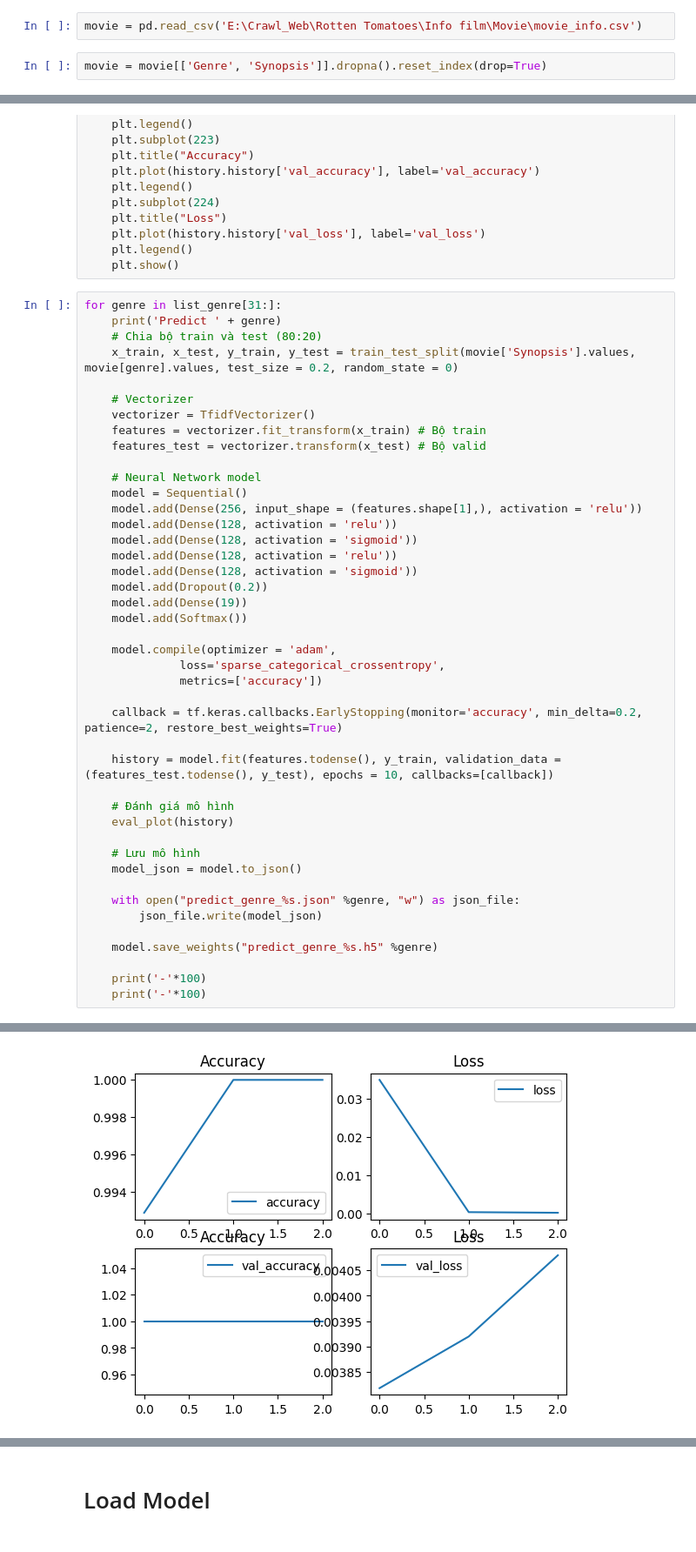
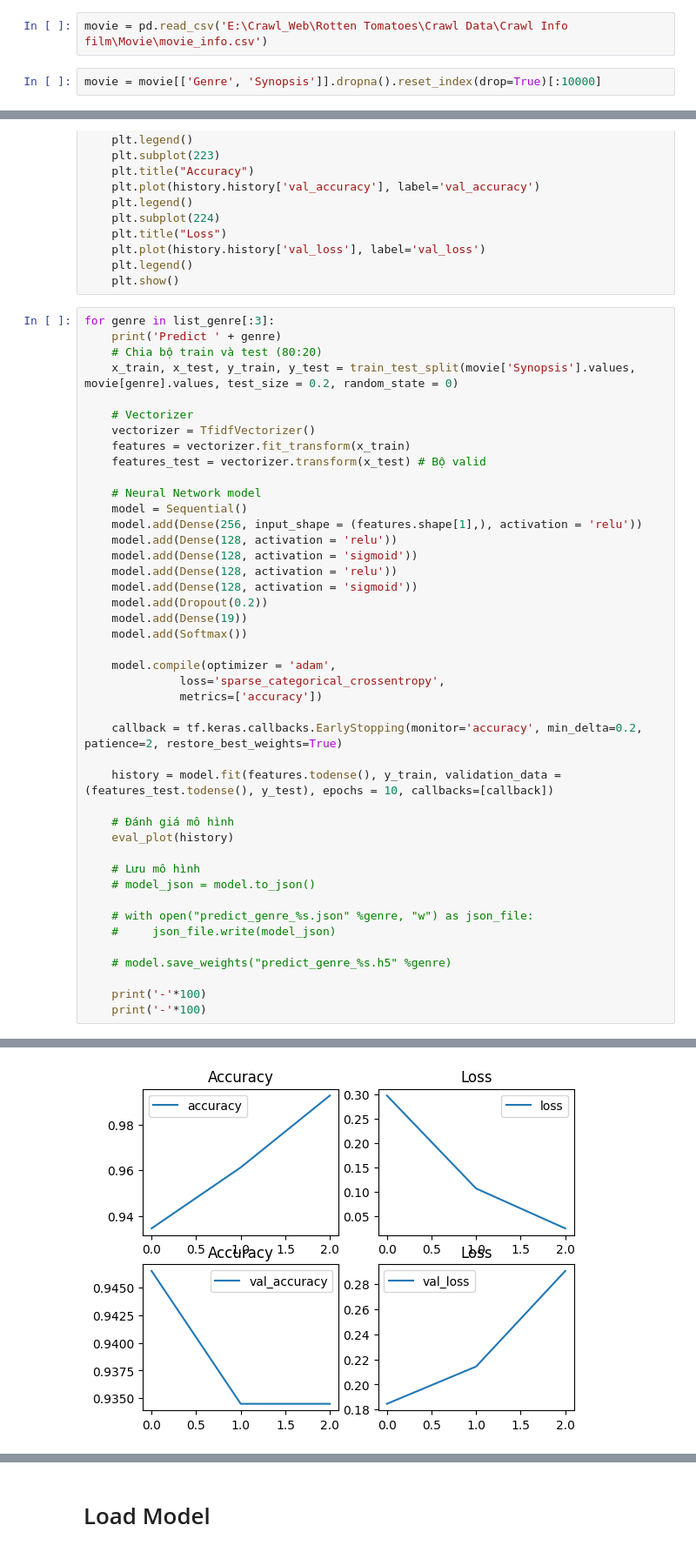
Before and after one commit to NQT1711/Crawl-Web-Project, a Jupyter notebook: Rotten Tomatoes/Preprocessing/Predict Genre Model/Predict_Genre.ipynb, the cells around one changed output, grey strips where cells are left out. Shown: that part at 87% size. Cells and saved outputs as stored; diff of their text form.

```diff
--- a/Rotten Tomatoes/Preprocessing/Predict Genre Model/Predict_Genre.ipynb
+++ b/Rotten Tomatoes/Preprocessing/Predict Genre Model/Predict_Genre.ipynb
@@ -20,9 +20,9 @@ def preprocess(text):
     text = " ".join(text for text in text.split() if text not in stop)
     return text
 # %%
-movie = pd.read_csv('E:\Crawl_Web\Rotten Tomatoes\Info film\Movie\movie_info.csv')
+movie = pd.read_csv('E:\Crawl_Web\Rotten Tomatoes\Crawl Data\Crawl Info film\Movie\movie_info.csv')
 # %%
-movie = movie[['Genre', 'Synopsis']].dropna().reset_index(drop=True)
+movie = movie[['Genre', 'Synopsis']].dropna().reset_index(drop=True)[:10000]
 # %%
 # Tiền xử lí dữ liệu text
 for i in range(len(movie)):
@@ -81,14 +73,14 @@ def eval_plot(history):
     plt.legend()
     plt.show()
 # %%
-for genre in list_genre[31:]:
+for genre in list_genre[:3]:
     print('Predict ' + genre)
     # Chia bộ train và test (80:20)
     x_train, x_test, y_train, y_test = train_test_split(movie['Synopsis'].values, movie[genre].values, test_size = 0.2, random_state = 0)
 
     # Vectorizer
     vectorizer = TfidfVectorizer()
-    features = vectorizer.fit_transform(x_train) # Bộ train
+    features = vectorizer.fit_transform(x_train)
     features_test = vectorizer.transform(x_test) # Bộ valid
 
     # Neural Network model
@@ -114,12 +106,12 @@ for genre in list_genre[31:]:
     eval_plot(history)
 
     # Lưu mô hình
-    model_json = model.to_json()
+    # model_json = model.to_json()
 
-    with open("predict_genre_%s.json" %genre, "w") as json_file:
-        json_file.write(model_json)
+    # with open("predict_genre_%s.json" %genre, "w") as json_file:
+    #     json_file.write(model_json)
 
-    model.save_weights("predict_genre_%s.h5" %genre)
+    # model.save_weights("predict_genre_%s.h5" %genre)
 
     print('-'*100)
     print('-'*100)
@@ -154,3 +152,3 @@ Epoch 3/10
-[figure, old version]
+[figure, new version]
 ----------------------------------------------------------------------------------------------------
 ----------------------------------------------------------------------------------------------------
```
Also changed, not shown: parts of 5 cells of this notebook, 2 other files.
